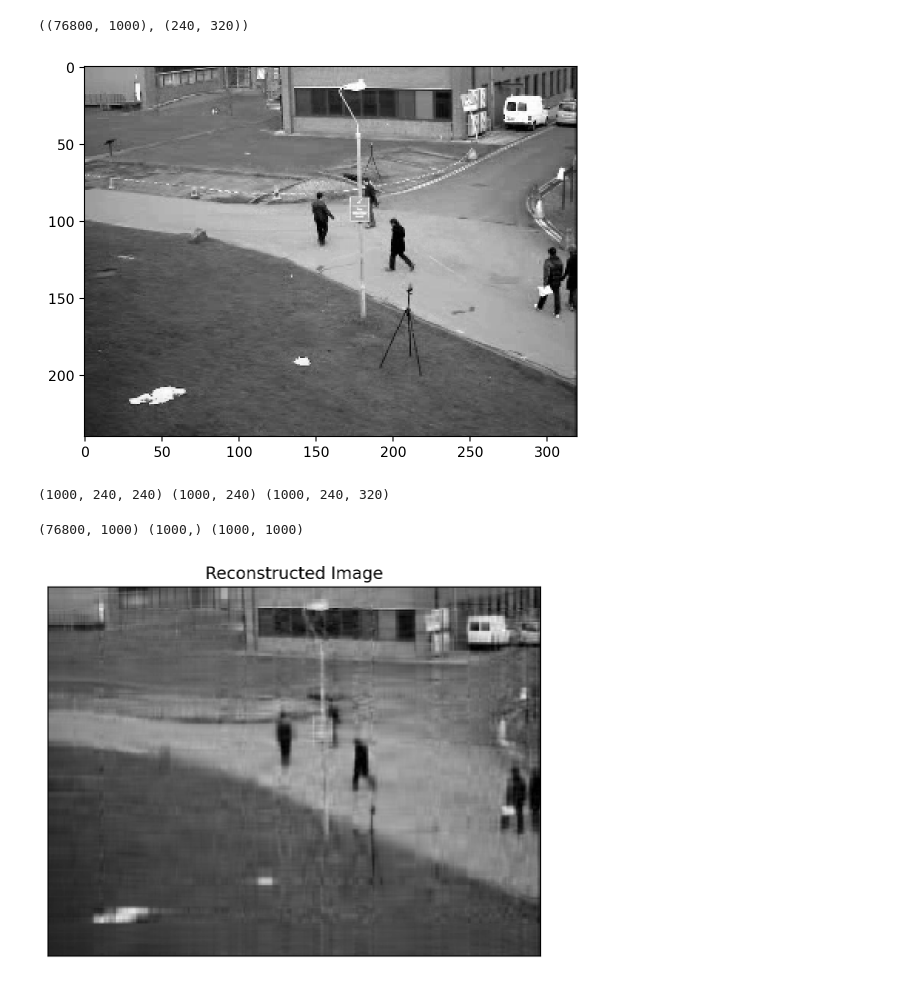
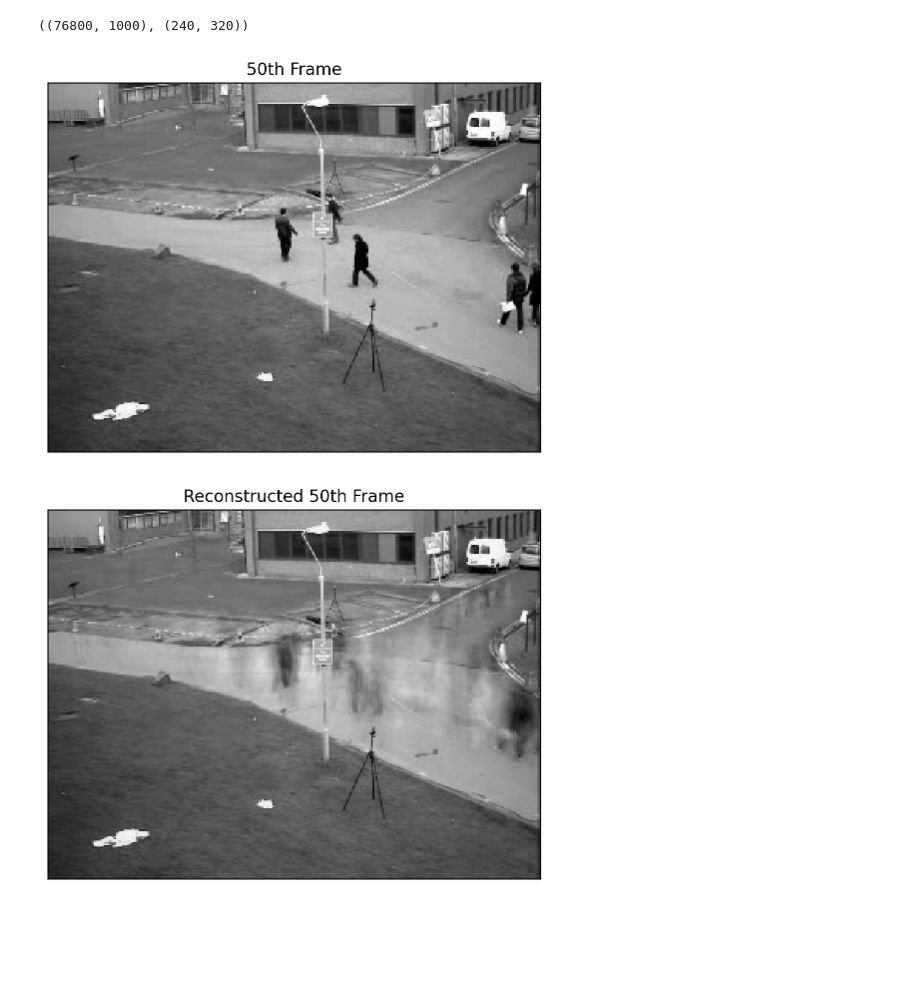
Before and after one commit to sehbeygi79/SVD-Applications, a Jupyter notebook: svd-vision.ipynb, the cells around one changed output. Cells and saved outputs as stored; diff of their text form; code cells hidden in the pictures; blank space fills up the shorter version.

```diff
--- a/svd-vision.ipynb
+++ b/svd-vision.ipynb
@@ -104,7 +104,6 @@ def resize_frame(frame, scale):
     new_size = tuple(int(dim * scale / 100) for dim in pil_image.size)
     resized_image = pil_image.resize(new_size)
     resized_frame = np.array(resized_image)
-    # print(f'nparr1 = {frame.shape}\npil = {new_size}\nnparr2 = {resized_frame.shape}\n')
     return resized_frame
 
 
@@ -112,15 +111,17 @@ def create_data_matrix_from_video(clip, k, scale):
     frames = []
     for i in range(k * int(clip.duration)):
         frame = clip.get_frame(i/k)
+        gray_frame = rgb2gray(frame)
+        # alternative way
         # gray_frame = cv2.cvtColor(frame, cv2.COLOR_BGR2GRAY)
-        gray_frame = rgb2grey(frame)
+
         resized_frame = resize_frame(gray_frame, scale)
         frames.append(resized_frame.reshape(-1,1))
 
     return np.hstack(frames)
 
 
-def rgb2grey(rgb):
+def rgb2gray(rgb):
     return np.dot(rgb[..., :3], [0.299, 0.587, 0.114])
 # %%
 # change resolution of image
@@ -144,25 +144,9 @@ M.shape, dims
 # %%
 test_image = M[:, 50].reshape(dims)
 plt.imshow(test_image, cmap='gray')
+plt.xticks([])
+plt.yticks([])
+plt.title('50th Frame')
 plt.show()
 # %% [output]
-[figure, old version]
+[figure, new version]
-# %%
-k = 20
-
-# Apply SVD to the data matrix
-original_frames = np.swapaxes(M, 0, 1).reshape(M.shape[1], dims[0], dims[1])
-# print(original_frames.shape)
-# test_image = original_frames[1]
-# plt.imshow(test_image, cmap='gray')
-# plt.show()
-
-U, S, Vh = apply_svd(original_frames)
-print(U.shape, S.shape, Vh.shape)
-# %% [output]
-(1000, 240, 240) (1000, 240) (1000, 240, 320)
-# %%
-U2, S2, Vh2 = apply_svd(M)
-print(U2.shape, S2.shape, Vh2.shape)
-# %% [output]
-(76800, 1000) (1000,) (1000, 1000)
@@ -169,14 +163,8 @@ print(U2.shape, S2.shape, Vh2.shape)
 # %%
-U = U[:, :, :k]
-S = S[:, :k]
-Vh = Vh[:, :k, :]
-
-
-reconstructed_image = np.dot(U[50, :, :], np.dot(np.diag(S[50, :]), Vh[50, :, :]))
-plt.imshow(np.abs(reconstructed_image), cmap='gray')
+plt.imshow(np.abs(reconstructed_M[:, 50].reshape(dims)), cmap='gray')
 plt.xticks([])
 plt.yticks([])
-plt.title('Reconstructed Image')
+plt.title('Reconstructed 50th Frame')
 plt.show()
 # %% [output]
-[figure, old version]
+[figure, new version]
```
Also changed, not shown: parts of 6 cells of this notebook.
